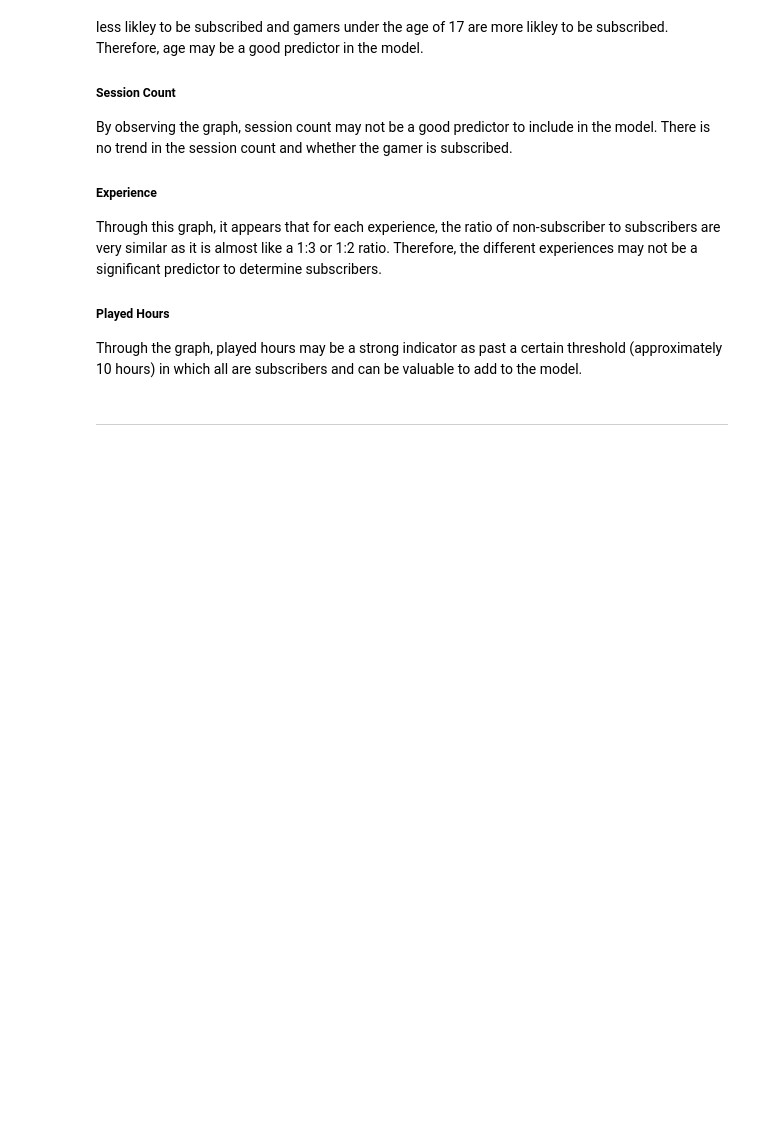
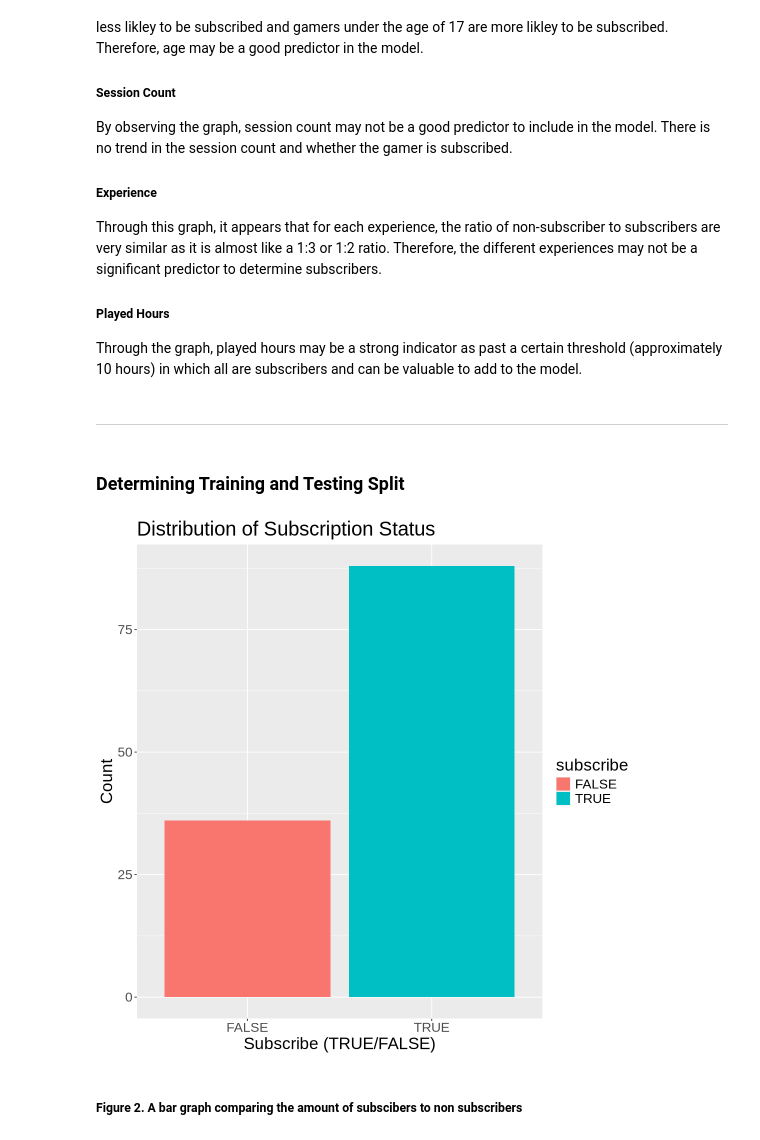
Before and after one commit to lycma06/lyc--new-project, a Jupyter notebook: minecraft.ipynb, the cells around one changed output. Saved outputs shown, nothing was run; the diff lists cells and outputs as text; code cells hidden in the pictures; blank space fills up the shorter version.

Commit message:
determining training and testing split
identified the quantitative difference of true/false subscription using a bar graph to determine the split. wrote code to split and recipe

```diff
--- a/minecraft.ipynb
+++ b/minecraft.ipynb
@@ -283,3 +283,28 @@ Through this graph, it appears that for each experience, the ratio of non-subscr
 Through the graph, played hours may be a strong indicator as past a certain threshold (approximately 10 hours) in which all are subscribers and can be valuable to add to the model.
 # %% [markdown]
 -----
+# %% [markdown]
+### Determining Training and Testing Split
+# %%
+### plotting amount of true vs false to determine splitting percentage
+
+options(repr.plot.height=9, repr.plot.width = 9 )
+comparsion <- complete |>
+  select(subscribe) |>
+  group_by(subscribe) |>
+  summarise(count = n())
+
+ggplot(comparsion, aes(x = subscribe, y = count, fill = subscribe)) +
+  geom_col() +
+  labs(
+    title = "Distribution of Subscription Status",
+    x = "Subscribe (TRUE/FALSE)",
+    y = "Count") +  theme(text = element_text(size = 20))
+
+
+
+#substantially alot of trues, therefore may want to give the testing data more falses to work on so instead of standard 75% training that we have been completing in class, want to lower the value of training.
+# %% [output]
+[figure, added]
+# %% [markdown]
+##### Figure 2. A bar graph comparing the amount of subscibers to non subscribers
```
Also changed, not shown: parts of 1 cell of this notebook.
